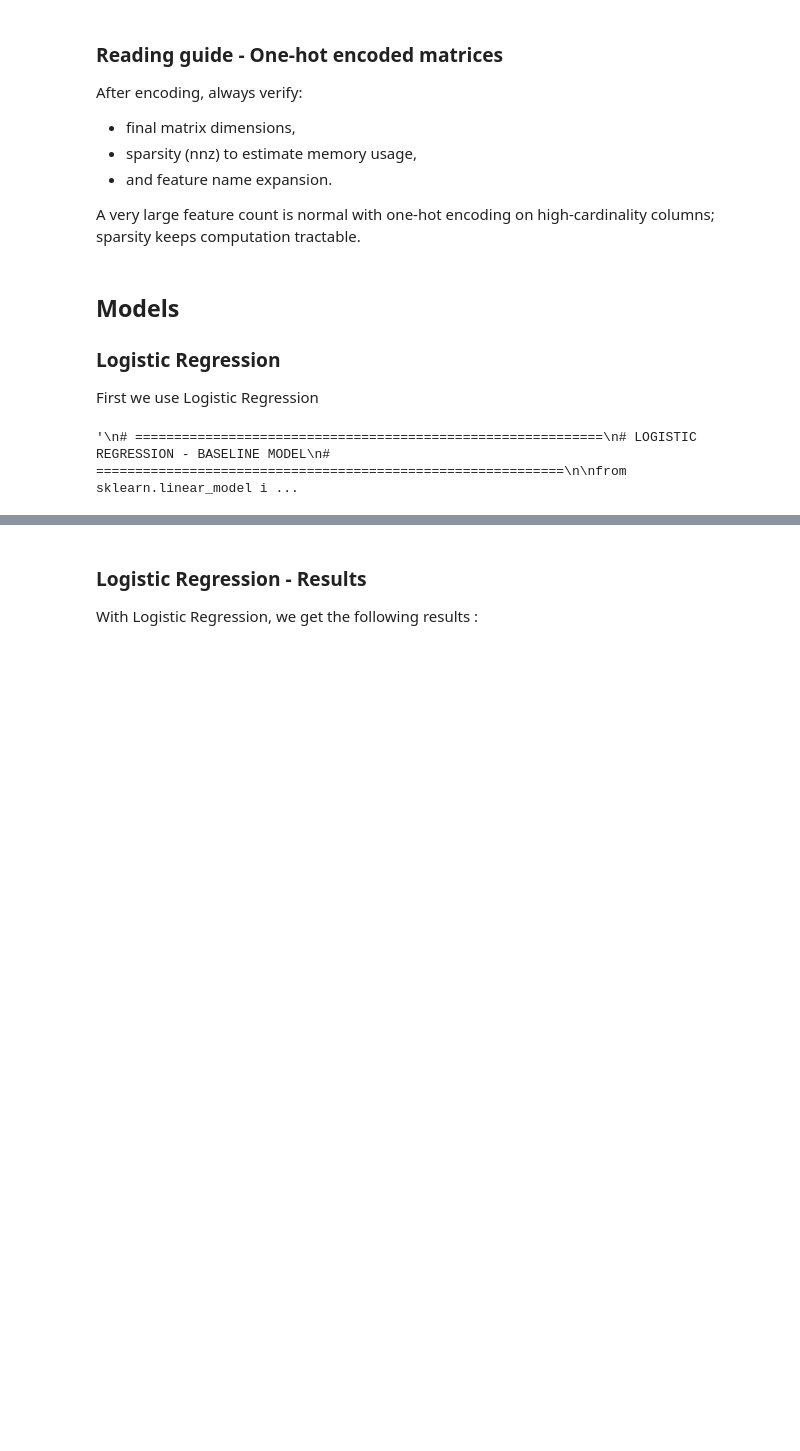
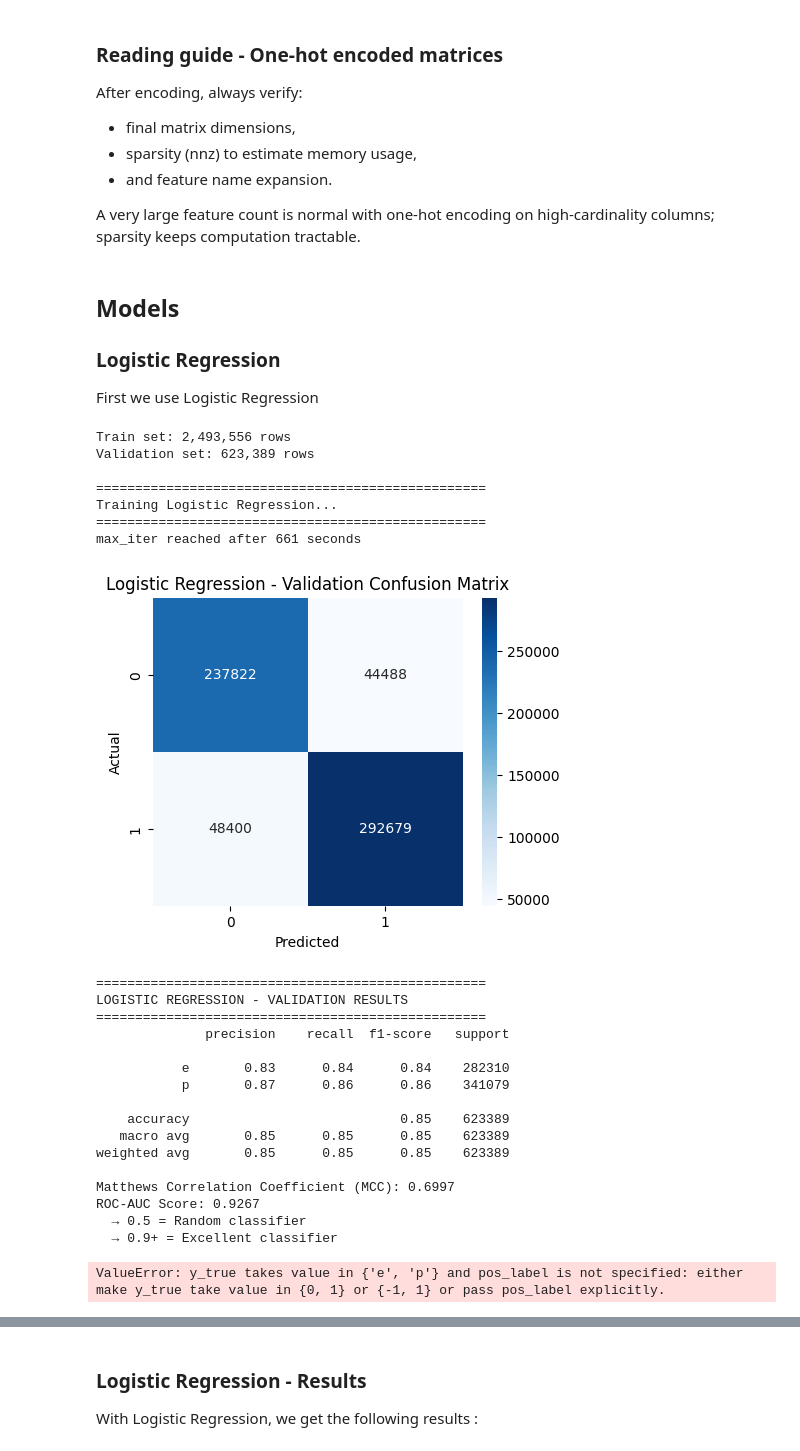
Before and after one commit to AntoineMilochevitch/mushroom-prediction, a Jupyter notebook: notebooks/mushroom_prediction.ipynb, the cells around one changed output, grey strips where cells are left out. Cells and saved outputs as stored; diff of their text form; code cells hidden in the pictures; blank space fills up the shorter version.

```diff
--- a/notebooks/mushroom_prediction.ipynb
+++ b/notebooks/mushroom_prediction.ipynb
@@ -748,7 +785,6 @@ A very large feature count is normal with one-hot encoding on high-cardinality c
 
 First we use Logistic Regression
 # %%
-"""
 # ============================================================
 # LOGISTIC REGRESSION - BASELINE MODEL
 # ============================================================
@@ -842,32 +878,55 @@ print("  → 0.9+ = Excellent classifier")
 # Shows trade-off between true positive rate and false positive rate
 
 fpr, tpr, _ = roc_curve(y_val, y_proba)
 plt.figure(figsize=(6, 4))
 plt.plot(fpr, tpr, label=f"ROC curve (AUC = {roc_auc:.4f})")
 plt.plot([0, 1], [0, 1], linestyle="--", label="Random classifier")
 plt.xlabel("False Positive Rate")
 plt.ylabel("True Positive Rate")
 plt.title("Logistic Regression - Validation ROC Curve")
 plt.legend(loc="lower right")
 plt.tight_layout()
 plt.show()
 
 # ============================================================
 # STEP 7: PREPARE KAGGLE SUBMISSION
 # ============================================================
 # Predict on FULL test set using trained model
 
 test_pred = model.predict(X_test_final)
 submission = pd.DataFrame({
     "id": test_df["id"],
     "class": test_pred
 })
 
 print(f"\nSubmission file preview:")
 display(submission.head(10))
 print(f"Total predictions: {len(submission)}")
 print(f"Class distribution in predictions:")
 print(submission["class"].value_counts())
-"""
 # %% [output]
-'\n# ============================================================\n# LOGISTIC REGRESSION - BASELINE MODEL\n# ============================================================\n\nfrom sklearn.linear_model i ...
+Train set: 2,493,556 rows
+Validation set: 623,389 rows
+
+==================================================
+Training Logistic Regression...
+==================================================
+max_iter reached after 661 seconds
+[figure, added]
+==================================================
+LOGISTIC REGRESSION - VALIDATION RESULTS
+==================================================
+              precision    recall  f1-score   support
+
+           e       0.83      0.84      0.84    282310
+           p       0.87      0.86      0.86    341079
+
+    accuracy                           0.85    623389
+   macro avg       0.85      0.85      0.85    623389
+weighted avg       0.85      0.85      0.85    623389
+
+Matthews Correlation Coefficient (MCC): 0.6997
+ROC-AUC Score: 0.9267
+  → 0.5 = Random classifier
+  → 0.9+ = Excellent classifier
+ValueError: y_true takes value in {'e', 'p'} and pos_label is not specified: either make y_true take value in {0, 1} or {-1, 1} or pass pos_label explicitly.
```
Also changed, not shown: parts of 6 cells of this notebook.
